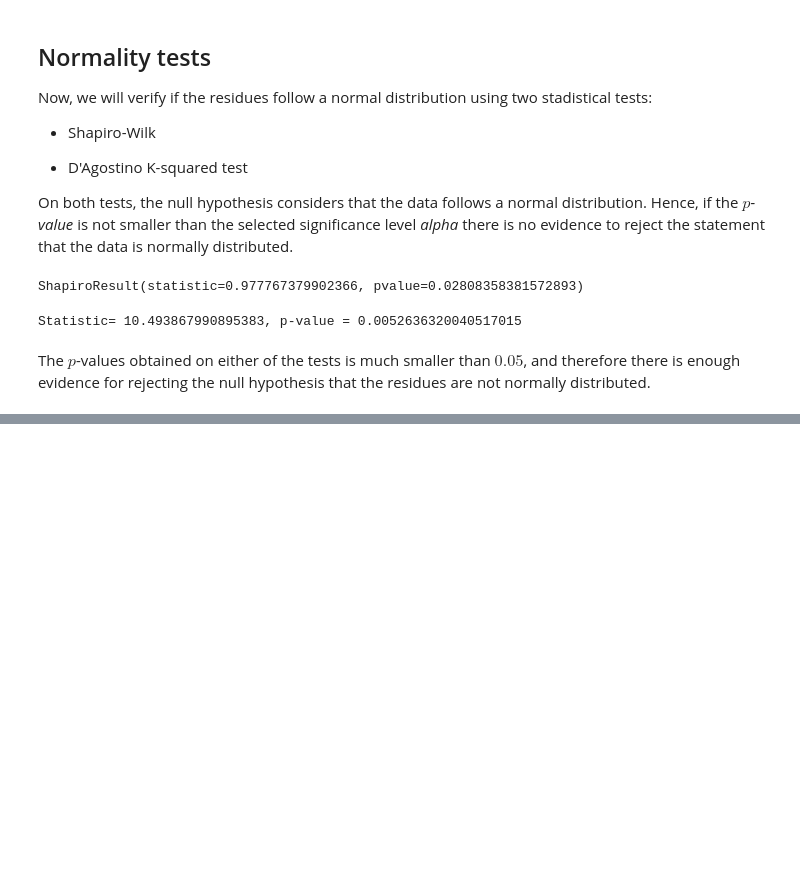
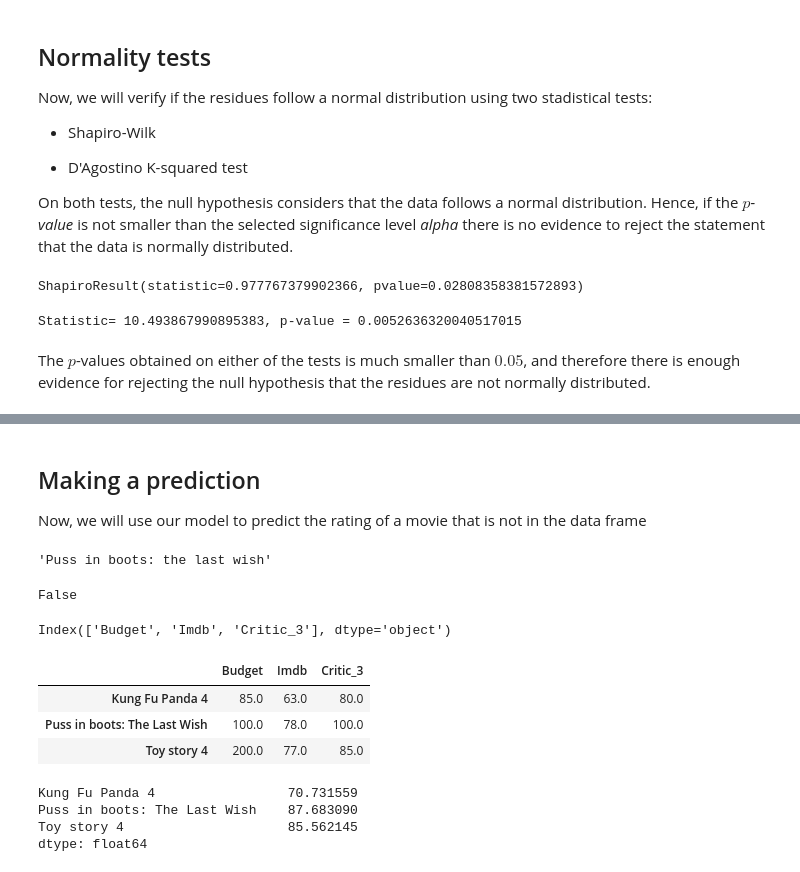
Before and after one commit to Alaninja1209/Did-you-like-the-movie-, a Jupyter notebook: MLRegression_Analysis.ipynb, the cells around one changed output, grey strips where cells are left out. Drawn from its saved outputs; the diff is of its cells as text; code cells hidden in the pictures; blank space fills up the shorter version.

```diff
--- a/MLRegression_Analysis.ipynb
+++ b/MLRegression_Analysis.ipynb
@@ -682,0 +735,4 @@ The $p$-values obtained on either of the tests is much smaller than $0.05$, and
+# %% [markdown]
+## Making a prediction
+
+Now, we will use our model to predict the rating of a movie that is not in the data frame
@@ -682,0 +741,27 @@ The $p$-values obtained on either of the tests is much smaller than $0.05$, and
+# %%
+'Puss in boots: The Last Wish'.capitalize()
+# %% [output]
+'Puss in boots: the last wish'
+# %%
+'Kung Fu Panda 4'.capitalize() in titles or 'Puss in boots: The Last Wish'.capitalize() in titles or "Toy story 4" in titles
+# %% [output]
+False
+# %%
+X_train.columns
+# %% [output]
+Index(['Budget', 'Imdb', 'Critic_3'], dtype='object')
+# %%
+favorites = pd.DataFrame({'Budget': [85.0, 100.0, 200.0], 'Imdb':[63.0, 78.0, 77.0], 'Critic_3':[80.0, 100.0, 85.0]}, index = ['Kung Fu Panda 4', 'Puss in boots: The Last Wish', 'Toy story 4'])
+favorites
+# %% [output]
+|  | Budget | Imdb | Critic_3 |
+| Kung Fu Panda 4 | 85.0 | 63.0 | 80.0 |
+| Puss in boots: The Last Wish | 100.0 | 78.0 | 100.0 |
+| Toy story 4 | 200.0 | 77.0 | 85.0 |
+# %%
+modelm_noint.predict(exog = favorites)
+# %% [output]
+Kung Fu Panda 4                 70.731559
+Puss in boots: The Last Wish    87.683090
+Toy story 4                     85.562145
+dtype: float64
```
Also changed, not shown: parts of 18 cells of this notebook.
